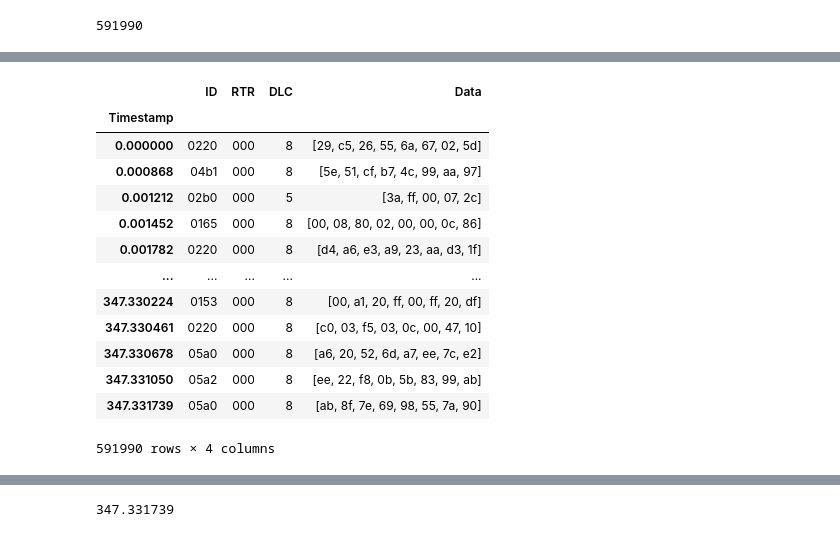
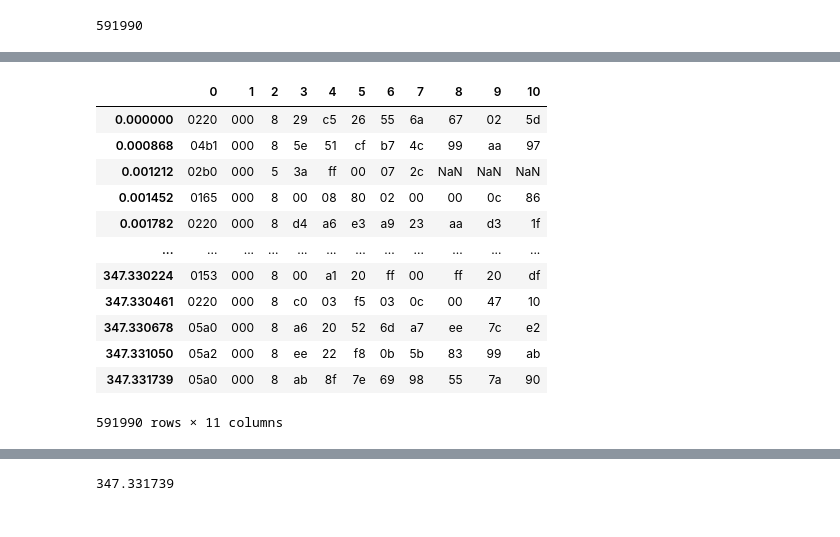
Before and after one commit to mehrotrasan16/CS581-CAN-DO-Project, a Jupyter notebook: code/Data_Preparation.ipynb, the cells around one changed output, grey strips where cells are left out. Saved outputs shown, nothing was run; the diff lists cells and outputs as text; code cells hidden in the pictures.

```diff
--- a/code/Data_Preparation.ipynb
+++ b/code/Data_Preparation.ipynb
@@ -65,15 +72,16 @@ count
 # %%
 dfdict = {}
 # %%
+#formatting data set
 with open('/content/drive/My Drive/Colab Notebooks/CS581-TestResults/project-data/DoS_attack_dataset.txt','r') as file:
     for line in file.readlines():
         line = line.split()
         line.remove('Timestamp:')
         line.remove('ID:')
         line.remove('DLC:')
-        if len(line) > 4:
-            line[4] = line[4:]
-            line = line[:5]
+        # if len(line) > 4:
+        #     line[4] = "".join(line[4:]) #line[4:] #int(''.join(line[4:]),base=16)
+        #     line = line[:5]
         dfdict[float(line[0])] = line[1:]
         # print(line)
 # %% [markdown]
@@ -158,14 +268,15 @@ count
 # %%
 dfdict2 = {}
 # %%
+#remove the old format and put into dictionary
 with open('/content/drive/My Drive/Colab Notebooks/CS581-TestResults/project-data/Fuzzy_attack_dataset.txt','r') as file:
     for line in file.readlines():
         line = line.split()
         line.remove('Timestamp:')
         line.remove('ID:')
         line.remove('DLC:')
-        if len(line) > 4:
-            line[4] = line[4:]
-            line = line[:5]
+        # if len(line) > 4:
+        #     line[4] = line[4:]
+        #     line = line[:5]
         dfdict2[float(line[0])] = line[1:]
         # print(line)
@@ -172,21 +296,20 @@ with open('/content/drive/My Drive/Colab Notebooks/CS581-TestResults/project-dat
 # %%
+#create df from dictionary
 df2 = pd.DataFrame(dict([ (k,pd.Series(v)) for k,v in dfdict2.items() ]))
 df2 = df2.T
-df2.columns = ['ID','RTR','DLC','Data']
-df2.index = df2.index.rename('Timestamp')
+df2 = df2.iloc[:,:-1]
 df2
 # %% [output]
-|  | ID | RTR | DLC | Data |
-| Timestamp |  |  |  |  |
-| 0.000000 | 0220 | 000 | 8 | [29, c5, 26, 55, 6a, 67, 02, 5d] |
-| 0.000868 | 04b1 | 000 | 8 | [5e, 51, cf, b7, 4c, 99, aa, 97] |
-| 0.001212 | 02b0 | 000 | 5 | [3a, ff, 00, 07, 2c] |
-| 0.001452 | 0165 | 000 | 8 | [00, 08, 80, 02, 00, 00, 0c, 86] |
-| 0.001782 | 0220 | 000 | 8 | [d4, a6, e3, a9, 23, aa, d3, 1f] |
-| ... | ... | ... | ... | ... |
-| 347.330224 | 0153 | 000 | 8 | [00, a1, 20, ff, 00, ff, 20, df] |
-| 347.330461 | 0220 | 000 | 8 | [c0, 03, f5, 03, 0c, 00, 47, 10] |
-| 347.330678 | 05a0 | 000 | 8 | [a6, 20, 52, 6d, a7, ee, 7c, e2] |
-| 347.331050 | 05a2 | 000 | 8 | [ee, 22, f8, 0b, 5b, 83, 99, ab] |
-| 347.331739 | 05a0 | 000 | 8 | [ab, 8f, 7e, 69, 98, 55, 7a, 90] |
+|  | 0 | 1 | 2 | 3 | 4 | 5 | 6 | 7 | 8 | 9 | 10 |
+| 0.000000 | 0220 | 000 | 8 | 29 | c5 | 26 | 55 | 6a | 67 | 02 | 5d |
+| 0.000868 | 04b1 | 000 | 8 | 5e | 51 | cf | b7 | 4c | 99 | aa | 97 |
+| 0.001212 | 02b0 | 000 | 5 | 3a | ff | 00 | 07 | 2c | NaN | NaN | NaN |
+| 0.001452 | 0165 | 000 | 8 | 00 | 08 | 80 | 02 | 00 | 00 | 0c | 86 |
+| 0.001782 | 0220 | 000 | 8 | d4 | a6 | e3 | a9 | 23 | aa | d3 | 1f |
+| ... | ... | ... | ... | ... | ... | ... | ... | ... | ... | ... | ... |
+| 347.330224 | 0153 | 000 | 8 | 00 | a1 | 20 | ff | 00 | ff | 20 | df |
+| 347.330461 | 0220 | 000 | 8 | c0 | 03 | f5 | 03 | 0c | 00 | 47 | 10 |
+| 347.330678 | 05a0 | 000 | 8 | a6 | 20 | 52 | 6d | a7 | ee | 7c | e2 |
+| 347.331050 | 05a2 | 000 | 8 | ee | 22 | f8 | 0b | 5b | 83 | 99 | ab |
+| 347.331739 | 05a0 | 000 | 8 | ab | 8f | 7e | 69 | 98 | 55 | 7a | 90 |
-591990 rows × 4 columns
+591990 rows × 11 columns
```
Also changed, not shown: parts of 31 cells of this notebook.
